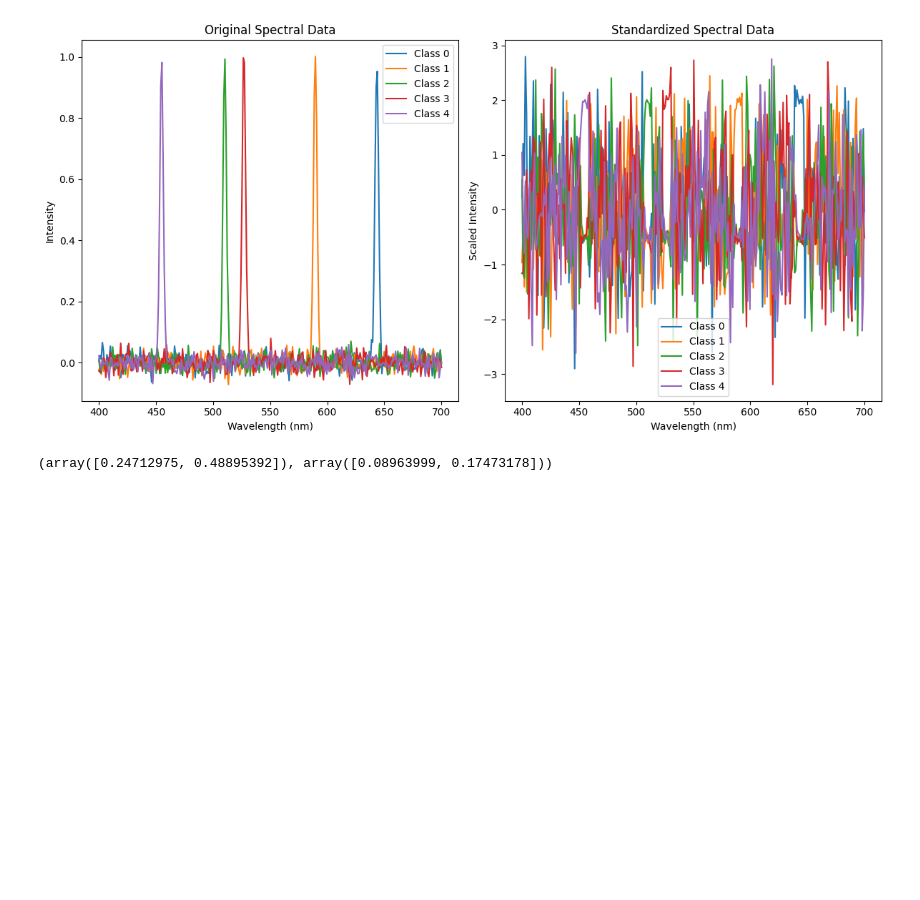
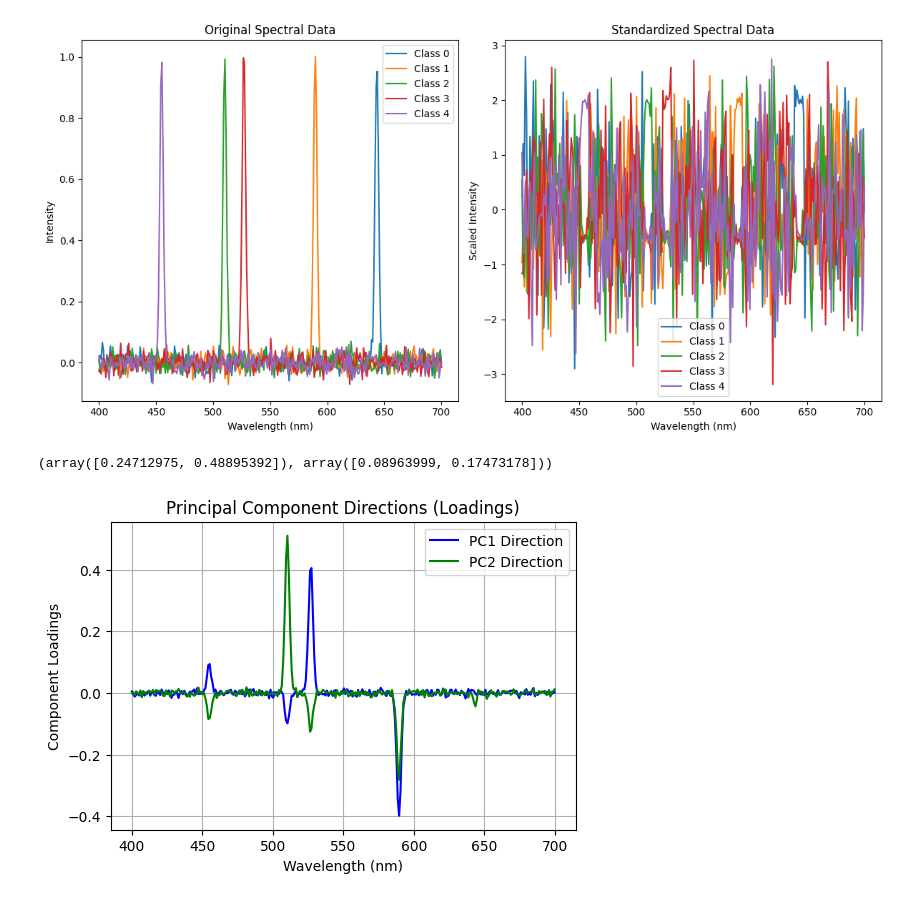
Before and after one commit to junya737/Standardize-PCA, a Jupyter notebook: main.ipynb, the cells around one changed output. Drawn from its saved outputs; the diff is of its cells as text; code cells hidden in the pictures; blank space fills up the shorter version.

Commit message:
Plot a PCA direction

```diff
--- a/main.ipynb
+++ b/main.ipynb
@@ -188,3 +188,20 @@ cumulative_variance_scaling = np.cumsum(explained_variance_ratio_scaling)
 cumulative_variance_no_scaling, cumulative_variance_scaling
 # %% [output]
 (array([0.24712975, 0.48895392]), array([0.08963999, 0.17473178]))
+# %%
+components = pca_no_scaling.components_  # 主成分の係数（負荷量）
+
+# 主成分方向を図示（PC1とPC2）
+plt.figure(figsize=(6, 4))
+
+plt.plot(wavelengths, components[0], label="PC1 Direction", color='blue')  # 主成分1
+plt.plot(wavelengths, components[1], label="PC2 Direction", color='green')  # 主成分2
+
+plt.title("Principal Component Directions (Loadings)")
+plt.xlabel("Wavelength (nm)")
+plt.ylabel("Component Loadings")
+plt.legend()
+plt.grid(True)
+plt.show()
+# %% [output]
+[figure, added]
```
Also changed, not shown: parts of 1 cell of this notebook.
